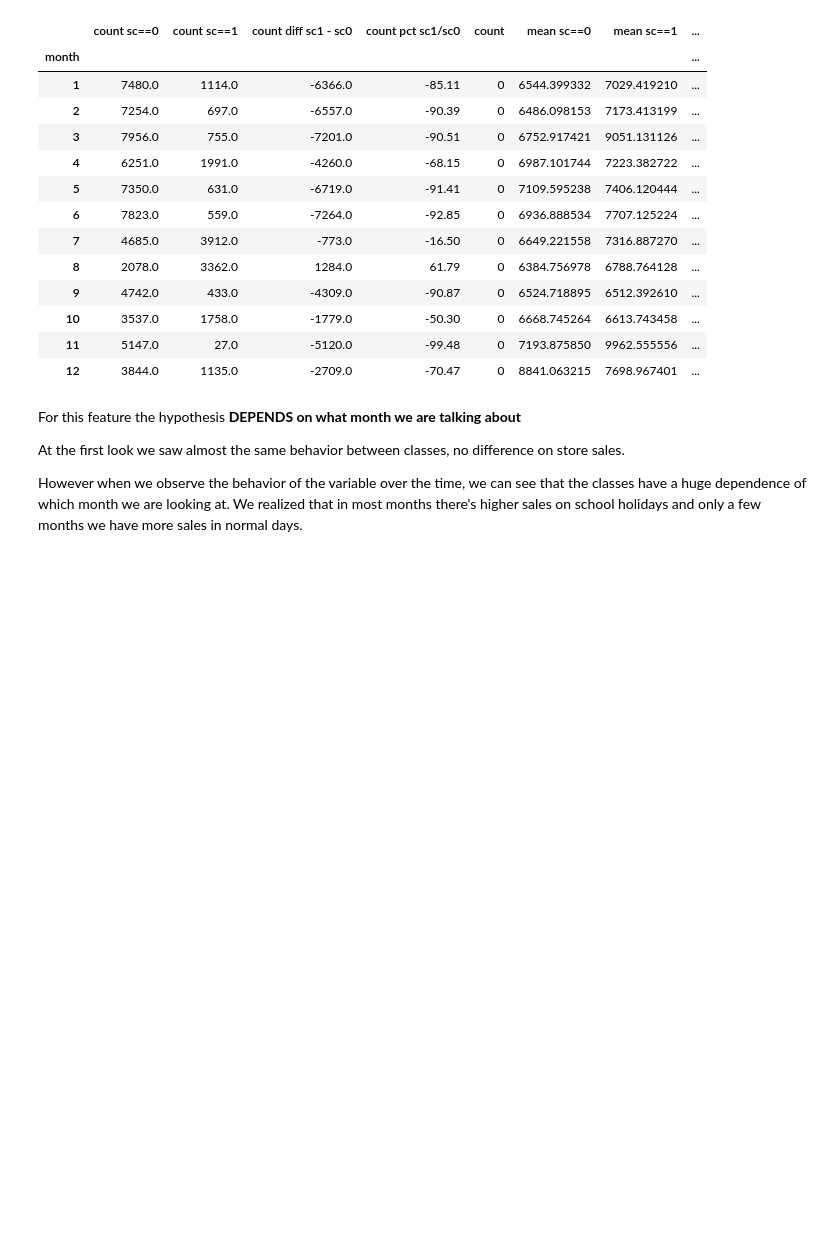
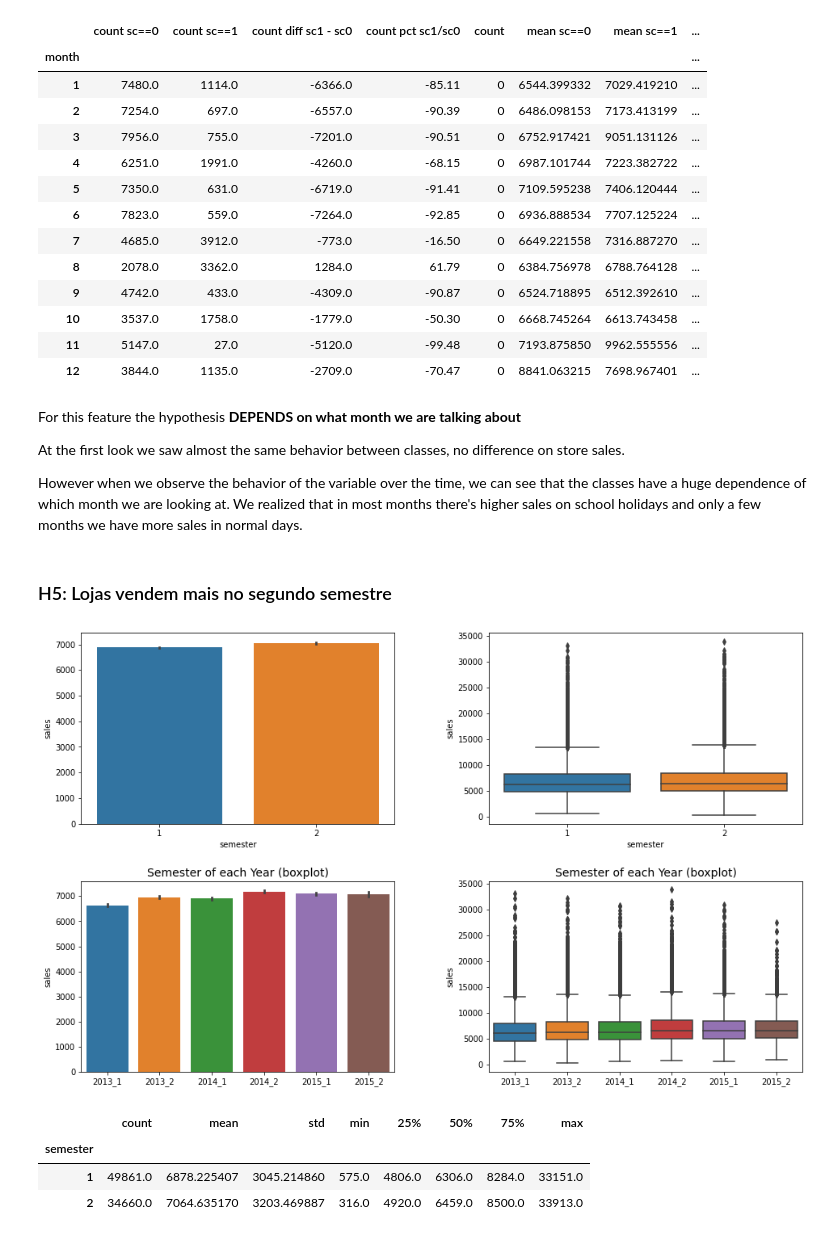
Before and after one commit to raposofrct/Sales-Prediction, a Jupyter notebook: notebook.ipynb, the cells around one changed output. Drawn from its saved outputs; the diff is of its cells as text; code cells hidden in the pictures; blank space fills up the shorter version.

```diff
--- a/notebook.ipynb
+++ b/notebook.ipynb
@@ -1002,3 +1015,36 @@ For this feature the hypothesis **DEPENDS on what month we are talking about**
 At the first look we saw almost the same behavior between classes, no difference on store sales.
 
 However when we observe the behavior of the variable over the time, we can see that the classes have a huge dependence of which month we are looking at. We realized that in most months there's higher sales on school holidays and only a few months we have more sales in normal days.
+# %% [markdown]
+### H5: Lojas vendem mais no segundo semestre
+# %%
+plt.figure(figsize=(16,10))
+plt.subplots_adjust(wspace=0.3,hspace=0.3)
+
+plt.subplot(2,2,1)
+sns.barplot(x=dados['semester'],y=dados['sales'])
+
+plt.subplot(2,2,2)
+sns.boxplot(x=dados['semester'],y=dados['sales'])
+
+
+# Let's see if this happens every year
+plt.subplot(2,2,3)
+year_semester = dados.apply(lambda x: str(x['year'])+'_'+str(x['semester']), axis=1)
+ax = sns.barplot(x=year_semester,y=dados['sales'],order=['2013_1','2013_2','2014_1','2014_2','2015_1','2015_2'])
+ax.set_title('Semester of each Year (boxplot)',size=14)
+
+plt.subplot(2,2,4)
+ax = sns.boxplot(x=year_semester,y=dados['sales'],order=['2013_1','2013_2','2014_1','2014_2','2015_1','2015_2'])
+ax.set_title('Semester of each Year (boxplot)',size=14)
+
+plt.show()
+# %% [output]
+[figure, added]
+# %%
+dados.groupby('semester').describe()['sales']
+# %% [output]
+|  | count | mean | std | min | 25% | 50% | 75% | max |
+| semester |  |  |  |  |  |  |  |  |
+| 1 | 49861.0 | 6878.225407 | 3045.214860 | 575.0 | 4806.0 | 6306.0 | 8284.0 | 33151.0 |
+| 2 | 34660.0 | 7064.635170 | 3203.469887 | 316.0 | 4920.0 | 6459.0 | 8500.0 | 33913.0 |
```
Also changed, not shown: parts of 45 cells of this notebook.
